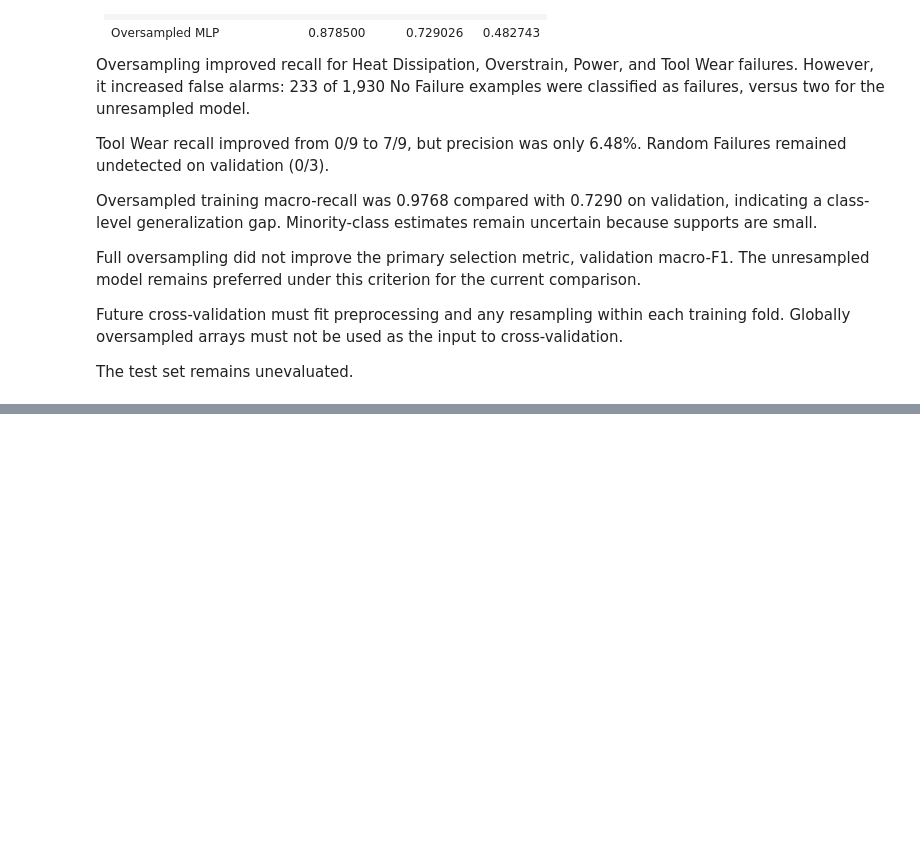
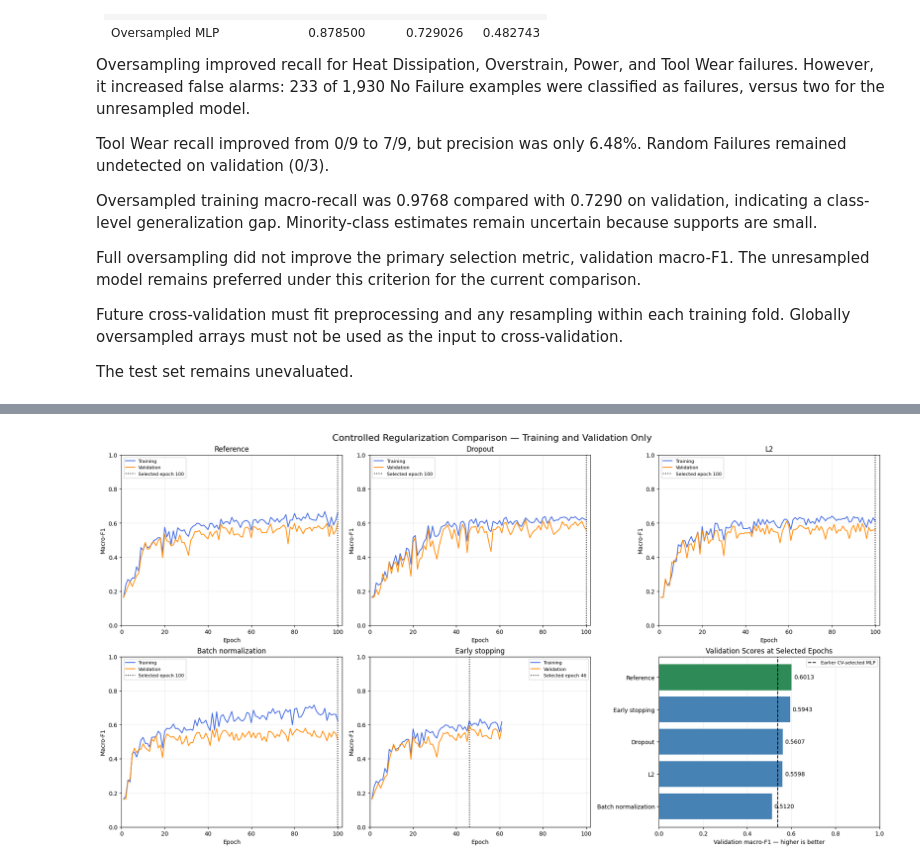
Before and after one commit to soulaimane-22/Deep-Learning-Lab1, a Jupyter notebook: notebooks/02_classification.ipynb, the cells around one changed output, grey strips where cells are left out. Cells and saved outputs as stored; diff of their text form; code cells hidden in the pictures; blank space fills up the shorter version.

```diff
--- a/notebooks/02_classification.ipynb
+++ b/notebooks/02_classification.ipynb
@@ -2015,0 +3539,86 @@ TODO: implement and document this section.
+# %%
+fig, axes = plt.subplots(
+    2, 3, figsize=(19, 10), constrained_layout=True
+)
+
+for ax, (name, run) in zip(
+    axes.flat[:5],
+    classification_regularization_runs.items(),
+):
+    history = run["history"]
+
+    ax.plot(
+        history["epoch"],
+        history["train_macro_f1"],
+        label="Training",
+        color="royalblue",
+    )
+    ax.plot(
+        history["epoch"],
+        history["validation_macro_f1"],
+        label="Validation",
+        color="darkorange",
+    )
+    ax.axvline(
+        run["selected_epoch"],
+        color="black",
+        linestyle=":",
+        label=f"Selected epoch {run['selected_epoch']}",
+    )
+
+    ax.set_title(name)
+    ax.set_xlabel("Epoch")
+    ax.set_ylabel("Macro-F1")
+    ax.set_xlim(0, regularization_settings["max_epochs"] + 2)
+    ax.set_ylim(0, 1)
+    ax.grid(alpha=0.25)
+    ax.legend(fontsize=8)
+
+ranking = classification_regularization_comparison.sort_values(
+    "validation_macro_f1",
+    ascending=False,
+)
+
+ax = axes.flat[5]
+bars = ax.barh(
+    ranking["experiment"],
+    ranking["validation_macro_f1"],
+    color=[
+        "seagreen" if name == "Reference" else "steelblue"
+        for name in ranking["experiment"]
+    ],
+)
+ax.invert_yaxis()
+ax.bar_label(bars, fmt="%.4f", padding=4)
+ax.set_xlim(0, 1)
+ax.set_xlabel("Validation macro-F1 — higher is better")
+ax.set_title("Validation Scores at Selected Epochs")
+ax.grid(axis="x", alpha=0.25)
+ax.set_axisbelow(True)
+
+cv_selected_validation_f1 = selected_classification_metrics.loc[
+    selected_classification_metrics["split"].eq("validation"),
+    "macro_f1",
+].iloc[0]
+
+ax.axvline(
+    cv_selected_validation_f1,
+    color="black",
+    linestyle="--",
+    label="Earlier CV-selected MLP",
+)
+ax.legend(fontsize=8)
+
+fig.suptitle(
+    "Controlled Regularization Comparison — Training and Validation Only",
+    fontsize=16,
+)
+
+fig.savefig(
+    PLOT_DIR / "maintenance_regularization_macro_f1_comparison.png",
+    dpi=160,
+    bbox_inches="tight",
+)
+plt.show()
+# %% [output]
+[figure, added]
```
Also changed, not shown: parts of 33 cells of this notebook, 29 other files.
